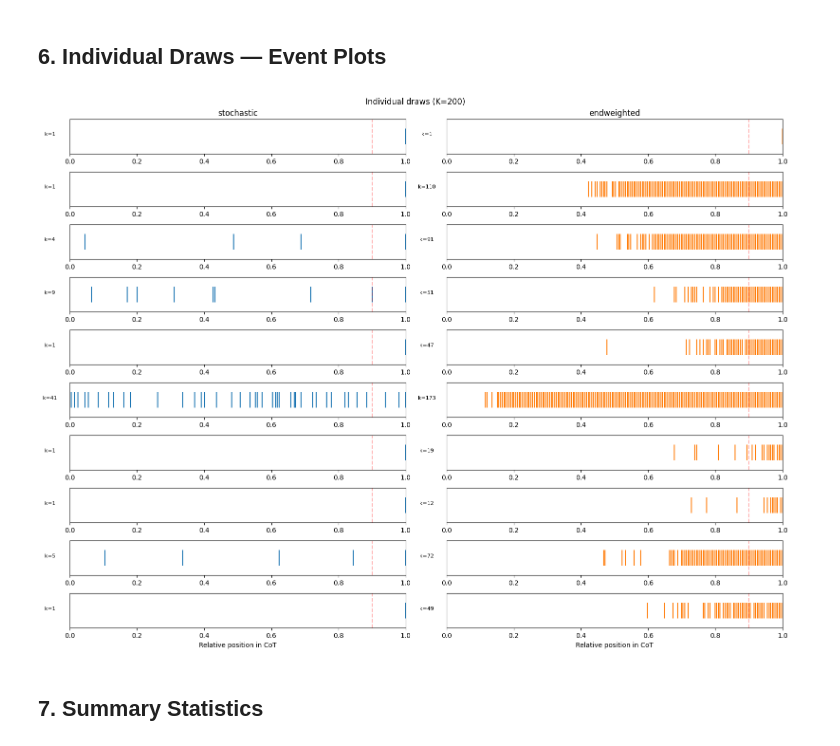
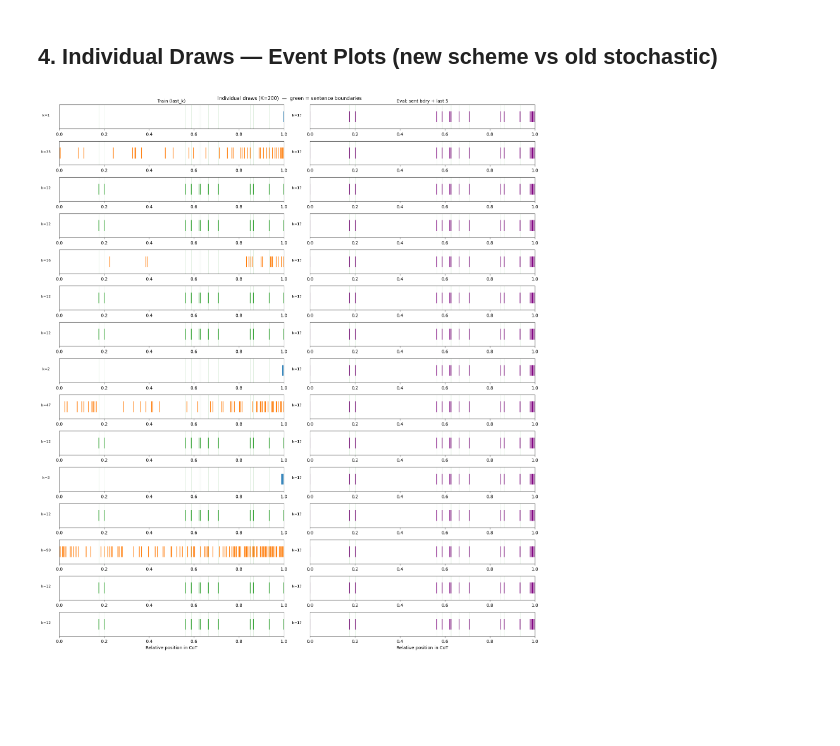
Before and after one commit to ceselder/cot-oracle, a Jupyter notebook: notebooks/test_endweighted_sampling.ipynb, the cells around one changed output. Cells and saved outputs as stored; diff of their text form; code cells hidden in the pictures; blank space fills up the shorter version.

Commit message:
galaxy-brained position sampling scheme
Co-Authored-By: Claude Sonnet 4.6 <noreply@anthropic.com>

```diff
--- a/notebooks/test_endweighted_sampling.ipynb
+++ b/notebooks/test_endweighted_sampling.ipynb
@@ -254,0 +36,20 @@ else:
+# %%
+K = 200
+base_positions = list(range(0, K * 5, 5))
+rng_ref = random.Random(0)
+period_positions = sorted(p for p in base_positions if rng_ref.random() < 0.05)  # ~1 per 100 tok
+
+COLORS = {"last_k": "C0", "sentence": "C2", "end_skewed": "C1", "sentence_fallback": "C4"}
+LABELS = {"last_k": "20% last-1-5", "sentence": "50% sentence boundaries", "end_skewed": "30% end-skewed", "all": "Overall"}
+
+n_samples = 10_000
+from collections import Counter
+buckets = Counter()
+rng = random.Random(42)
+for _ in range(n_samples):
+    _, b = sample_poisson_positions_tagged(base_positions, rng=rng, max_k=MAX_K, period_positions=period_positions)
+    buckets[b] += 1
+
+print("Bucket distribution:")
+for b, c in sorted(buckets.items()):
+    print(f"  {b:20s}: {c:5d} / {n_samples} = {c/n_samples:.1%}")
@@ -255,35 +142,29 @@ else:
 # %% [markdown]
-## 6. Individual Draws — Event Plots
+## 4. Individual Draws — Event Plots (new scheme vs old stochastic)
 # %%
-K = 200
-base_positions = list(range(0, K * 5, 5))
-n_draws = 10
-
+n_draws = 15
 fig, axes = plt.subplots(n_draws, 2, figsize=(16, 1.2 * n_draws))
 
-rng_old = random.Random(123)
-rng_new = random.Random(123)
+rng_train = random.Random(123)
+eval_pos_rel = [p / base_positions[-1] for p in sentence_boundaries_plus_last5(base_positions, period_positions)]
 
 for i in range(n_draws):
-    old_s = sample_poisson_positions(base_positions, rng=rng_old, max_k=100)
-    new_s = sample_endweighted_positions(base_positions, rng=rng_new, target_mean_k=50)
+    train_pos, bucket = sample_poisson_positions_tagged(base_positions, rng=rng_train, max_k=MAX_K, period_positions=period_positions)
+    train_rel = [p / base_positions[-1] for p in train_pos]
 
-    for col, (name, sampled) in enumerate([('stochastic', old_s), ('endweighted', new_s)]):
-        rel = [p / base_positions[-1] for p in sampled]
-        axes[i, col].eventplot([rel], lineoffsets=0.5, linelengths=0.8, colors=f'C{col}')
-        axes[i, col].set_xlim(0, 1)
-        axes[i, col].set_yticks([])
-        axes[i, col].set_ylabel(f'k={len(sampled)}', fontsize=8, rotation=0, labelpad=30)
-        if i == 0:
-            axes[i, col].set_title(name)
-        if i == n_draws - 1:
-            axes[i, col].set_xlabel('Relative position in CoT')
-        axes[i, col].axvline(0.9, color='red', linestyle='--', alpha=0.3)
+    for col, (name, rel, color) in enumerate([
+        (f'Train ({bucket})', train_rel, COLORS.get(bucket, "C3")),
+        ('Eval: sent bdry + last 5', eval_pos_rel, 'purple'),
+    ]):
+        axes[i, col].eventplot([rel], lineoffsets=0.5, linelengths=0.8, colors=color)
+        axes[i, col].set_xlim(0, 1); axes[i, col].set_yticks([])
+        axes[i, col].set_ylabel(f'k={len(rel)}', fontsize=8, rotation=0, labelpad=30)
+        if i == 0: axes[i, col].set_title(name, fontsize=10)
+        if i == n_draws - 1: axes[i, col].set_xlabel('Relative position in CoT')
+        for sp in [p / base_positions[-1] for p in period_positions]:
+            axes[i, col].axvline(sp, color='green', alpha=0.12, linewidth=0.8)
 
-plt.suptitle(f'Individual draws (K={K})', fontsize=12)
-plt.tight_layout()
-plt.show()
+plt.suptitle(f'Individual draws (K={K})  —  green = sentence boundaries', fontsize=11)
+plt.tight_layout(); plt.show()
 # %% [output]
-[figure, old version]
+[figure, new version]
-# %% [markdown]
-## 7. Summary Statistics
```
Also changed, not shown: parts of 24 cells of this notebook, 6 other files.
